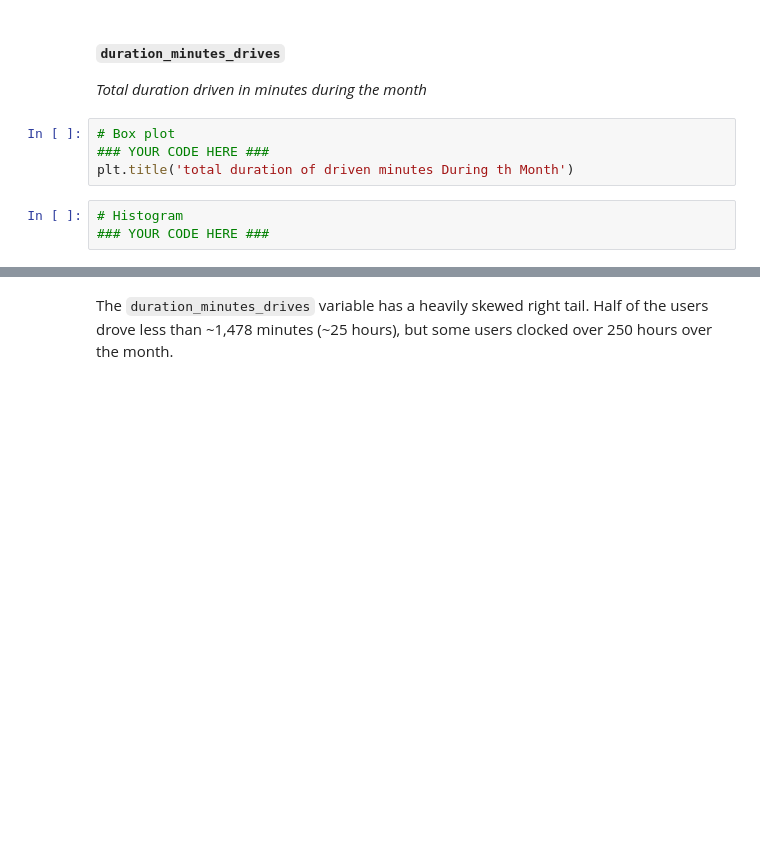
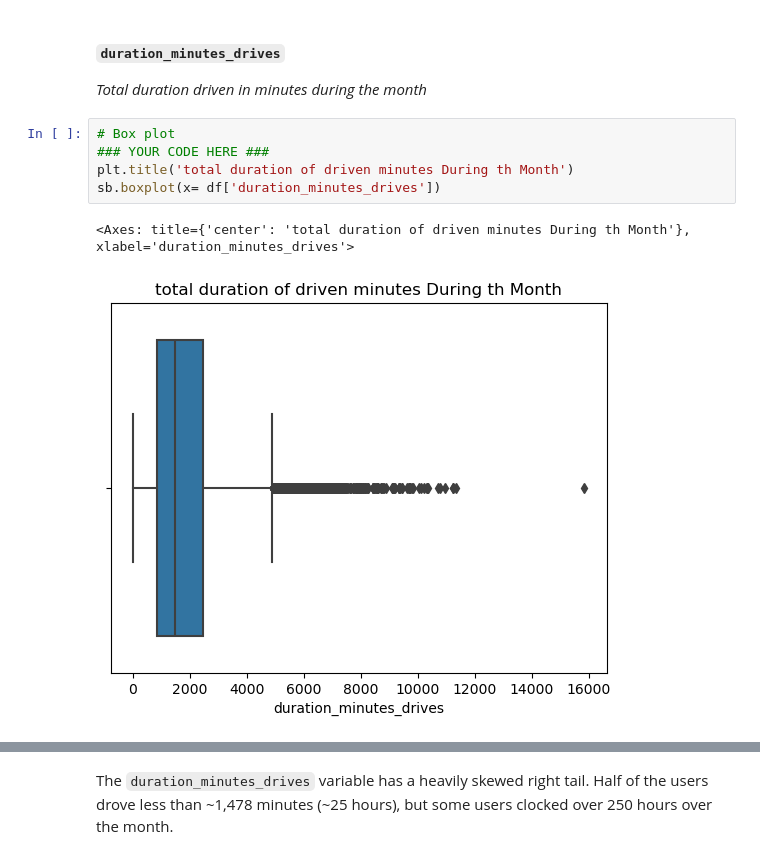
Before and after one commit to Fatima-Arain206/Google-Data-Analytics-Portfolio-Projects., a Jupyter notebook: 03-Waze_User_Churn_Analysis/Activity_Course 3 Waze project lab-checkpoint.ipynb, the cells around one changed output, grey strips where cells are left out. Drawn from its saved outputs; the diff is of its cells as text; blank space fills up the shorter version.

```diff
--- a/03-Waze_User_Churn_Analysis/Activity_Course 3 Waze project lab-checkpoint.ipynb
+++ b/03-Waze_User_Churn_Analysis/Activity_Course 3 Waze project lab-checkpoint.ipynb
@@ -337,7 +337,8 @@ _Total duration driven in minutes during the month_
 # %%
 # Box plot
 ### YOUR CODE HERE ###
 plt.title('total duration of driven minutes During th Month')
+sb.boxplot(x= df['duration_minutes_drives'])
+# %% [output]
+<Axes: title={'center': 'total duration of driven minutes During th Month'}, xlabel='duration_minutes_drives'>
+[figure, added]
-# %%
-# Histogram
-### YOUR CODE HERE ###
```
Also changed, not shown: parts of 6 cells of this notebook, 1 other file.
